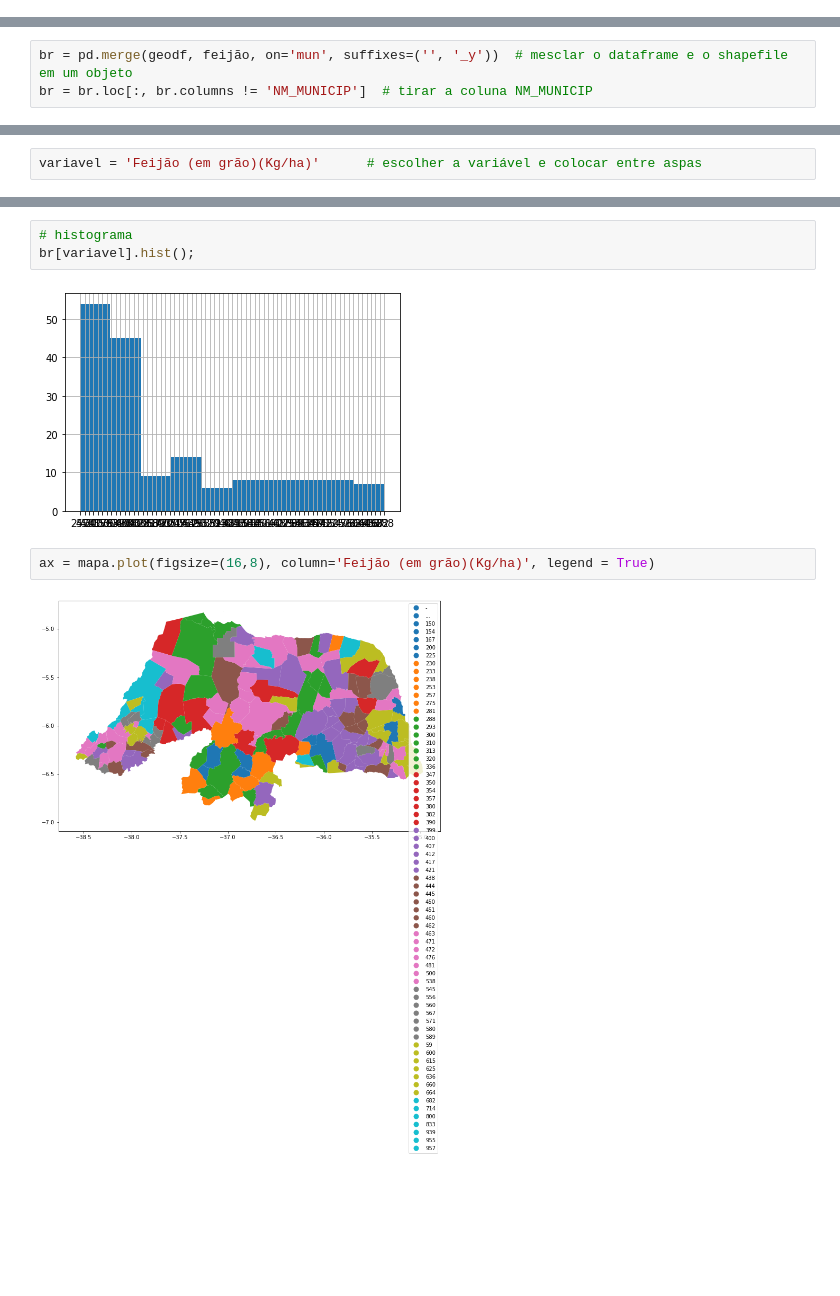
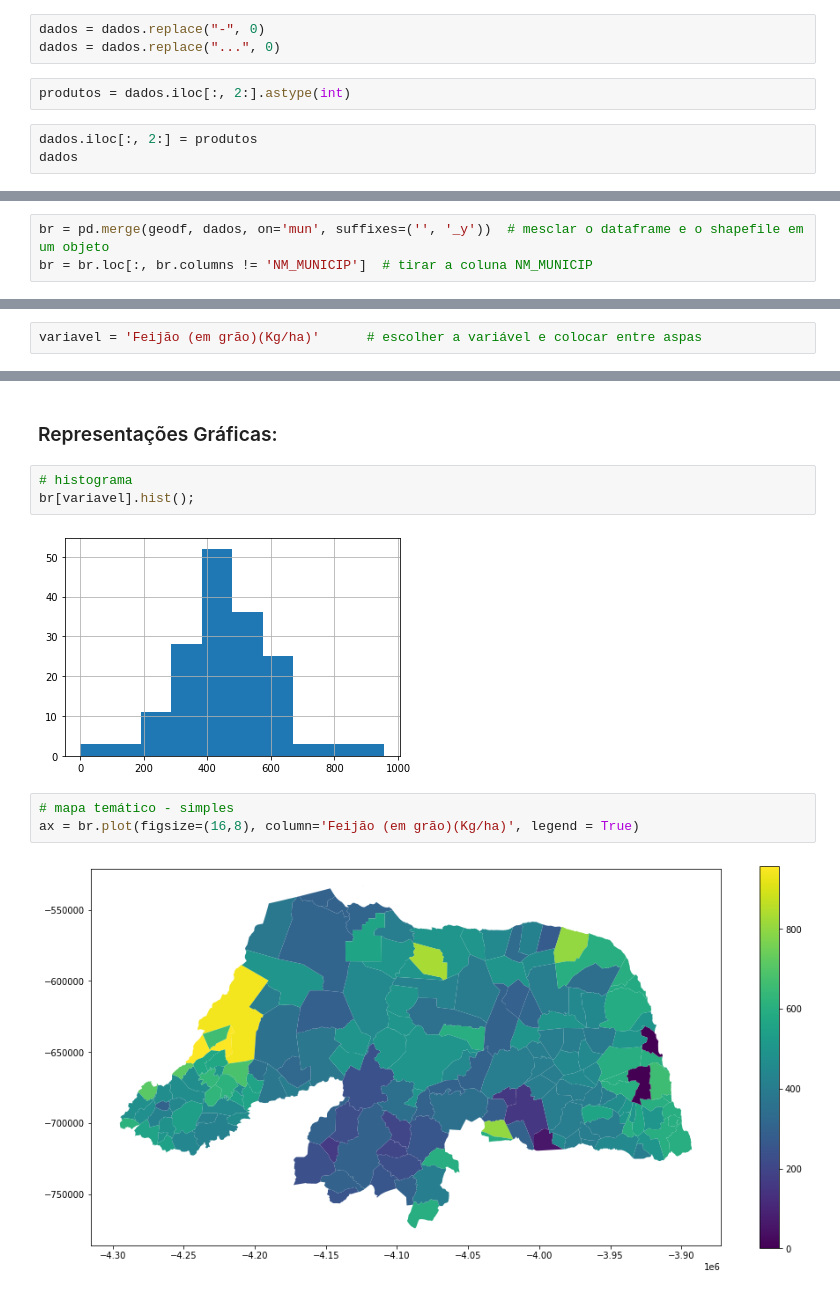
Before and after one commit to Gus-1003/Projetos_Geoestatistica, a Jupyter notebook: Sidra_RN_ProduçõesTemporarias/Sidra_RN_PT.ipynb, the cells around one changed output, grey strips where cells are left out. Cells and saved outputs as stored; diff of their text form; blank space fills up the shorter version.

```diff
--- a/Sidra_RN_ProduçõesTemporarias/Sidra_RN_PT.ipynb
+++ b/Sidra_RN_ProduçõesTemporarias/Sidra_RN_PT.ipynb
@@ -152,0 +153,8 @@ memory usage: 10.6+ KB
+# %%
+dados = dados.replace("-", 0)
+dados = dados.replace("...", 0)
+# %%
+produtos = dados.iloc[:, 2:].astype(int)
+# %%
+dados.iloc[:, 2:] = produtos
+dados
@@ -209,3 +197,3 @@ mapa = pd.concat([geodf, feijão], axis=1, join="inner")
 # %%
-br = pd.merge(geodf, feijão, on='mun', suffixes=('', '_y'))  # mesclar o dataframe e o shapefile em um objeto
+br = pd.merge(geodf, dados, on='mun', suffixes=('', '_y'))  # mesclar o dataframe e o shapefile em um objeto
 br = br.loc[:, br.columns != 'NM_MUNICIP']  # tirar a coluna NM_MUNICIP
@@ -247,9 +254,12 @@ Name: Feijão (em grão)(Kg/ha), dtype: object
+# %% [markdown]
+### Representações Gráficas:
 # %%
 # histograma
 br[variavel].hist();
 # %% [output]
-[figure, old version]
+[figure, new version]
 # %%
-ax = mapa.plot(figsize=(16,8), column='Feijão (em grão)(Kg/ha)', legend = True)
+# mapa temático - simples
+ax = br.plot(figsize=(16,8), column='Feijão (em grão)(Kg/ha)', legend = True)
 # %% [output]
-[figure, old version]
+[figure, new version]
```
Also changed, not shown: parts of 61 cells of this notebook.
